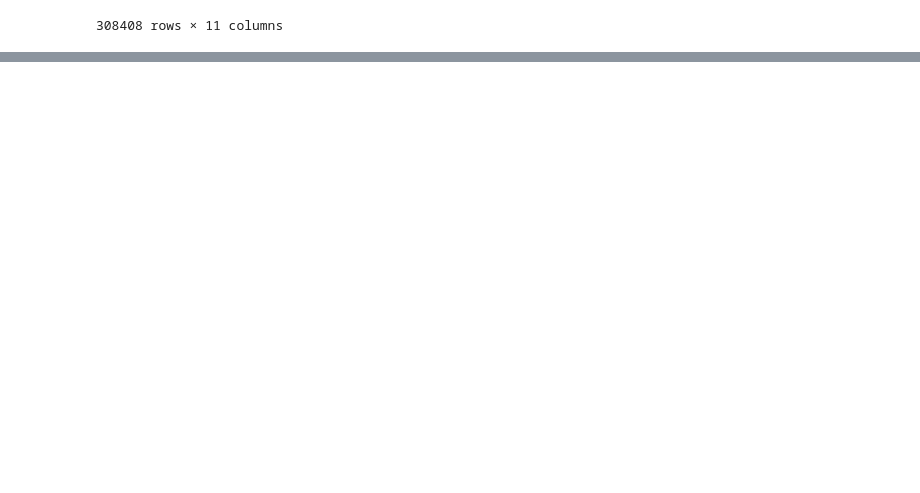
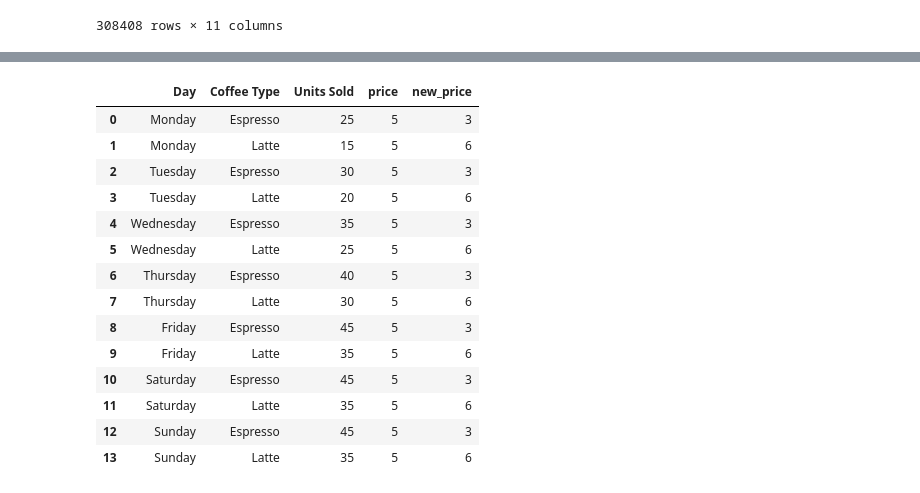
Before and after one commit to Cullen179/Practical-Data-Science, a Jupyter notebook: pandas.ipynb, the cells around one changed output, grey strips where cells are left out. Drawn from its saved outputs; the diff is of its cells as text; code cells hidden in the pictures; blank space fills up the shorter version.

```diff
--- a/pandas.ipynb
+++ b/pandas.ipynb
@@ -10,4 +10,4 @@ df.head()
 | b | 4 | 5 | 6 |
 | c | 4 | 5 | 6 |
 # %%
-pd.read_csv('./complete-pandas-tutorial/warmup-data/coffee.csv')
+coffee = pd.read_csv('./complete-pandas-tutorial/warmup-data/coffee.csv')
@@ -65,0 +142,24 @@ olympics_data
+# %%
+coffee['price'] = 5
+# %%
+import numpy as np
+
+coffee['new_price'] = np.where(coffee['Coffee Type'] == 'Espresso', 3, 6)
+# %%
+coffee
+# %% [output]
+|  | Day | Coffee Type | Units Sold | price | new_price |
+| 0 | Monday | Espresso | 25 | 5 | 3 |
+| 1 | Monday | Latte | 15 | 5 | 6 |
+| 2 | Tuesday | Espresso | 30 | 5 | 3 |
+| 3 | Tuesday | Latte | 20 | 5 | 6 |
+| 4 | Wednesday | Espresso | 35 | 5 | 3 |
+| 5 | Wednesday | Latte | 25 | 5 | 6 |
+| 6 | Thursday | Espresso | 40 | 5 | 3 |
+| 7 | Thursday | Latte | 30 | 5 | 6 |
+| 8 | Friday | Espresso | 45 | 5 | 3 |
+| 9 | Friday | Latte | 35 | 5 | 6 |
+| 10 | Saturday | Espresso | 45 | 5 | 3 |
+| 11 | Saturday | Latte | 35 | 5 | 6 |
+| 12 | Sunday | Espresso | 45 | 5 | 3 |
+| 13 | Sunday | Latte | 35 | 5 | 6 |
```
Also changed, not shown: parts of 26 cells of this notebook, 6 other files.
